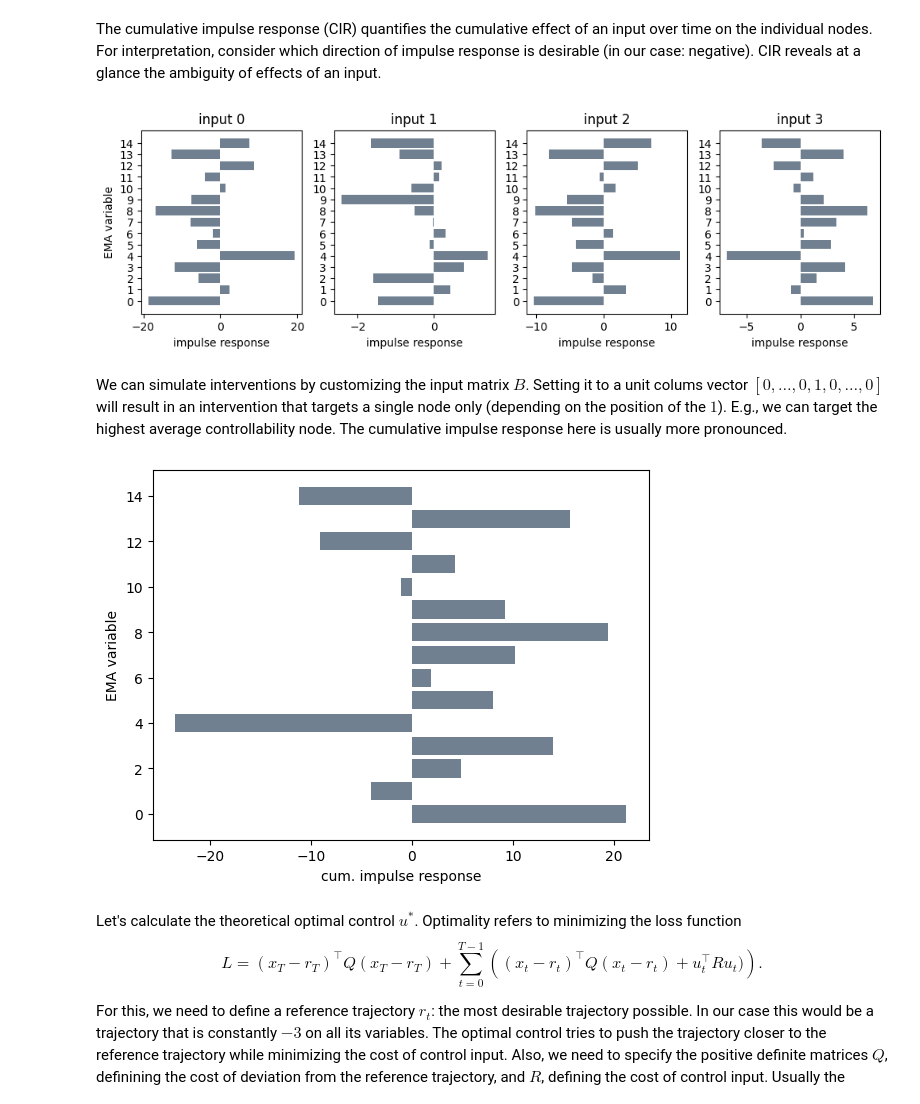
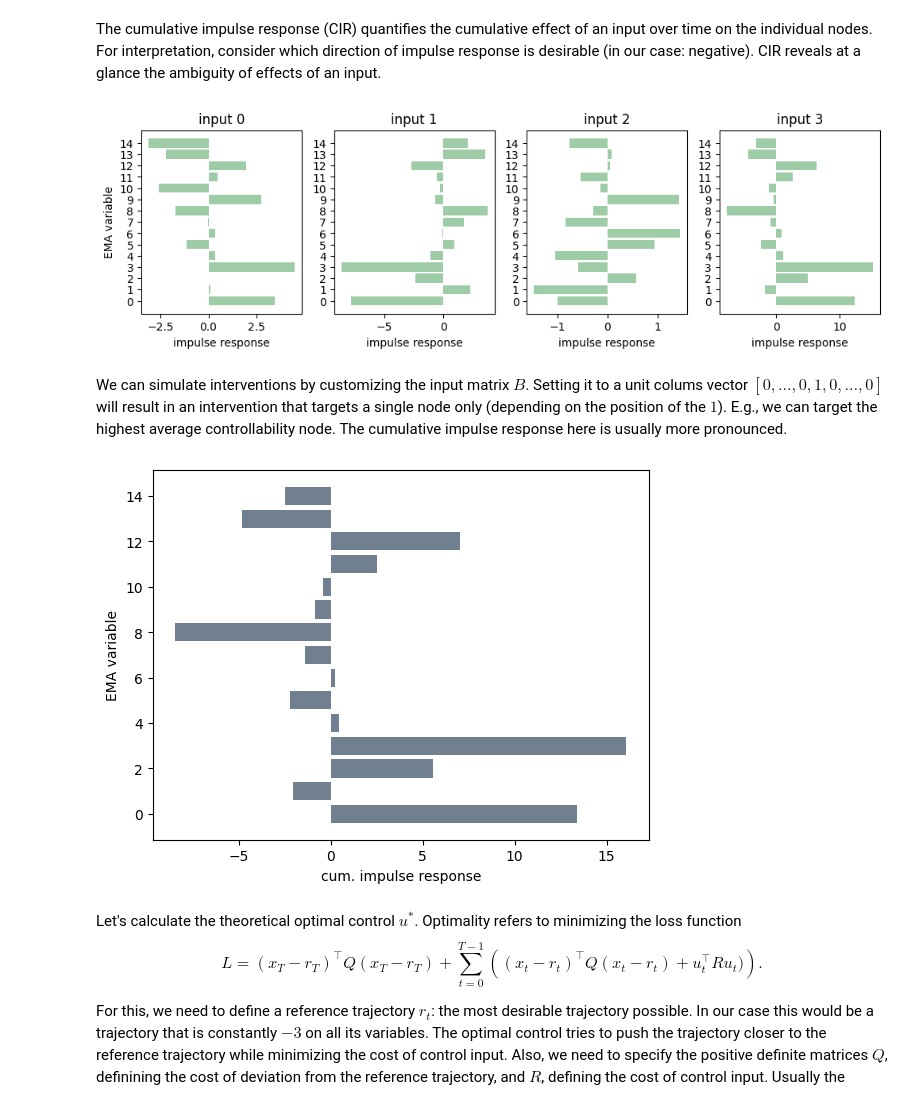
Before and after one commit to antonH22/control_theory_for_emi, a Jupyter notebook: tutorial.ipynb, the cells around one changed output. Drawn from its saved outputs; the diff is of its cells as text; code cells hidden in the pictures.

```diff
--- a/tutorial.ipynb
+++ b/tutorial.ipynb
@@ -1,12 +1,13 @@
 # %% [markdown]
 First, we load our data, the EMA trajectory $X = x_1,\dotsc,x_T$ and the inputs $U = u_1,\dotsc,u_T$. In this tutorial, we generate some data from a random VAR(1) model. Feel free to replace it with your own data if you like (make sure it has the correct shape). The EMA data point $x_t$ is a vector with $15$ elements, representing $15$ variables. The input $u_t$ is a unit vector with $4$ elements, each representing one of $4$ possible inputs.
 # %%
-from ctrl.discrete_optimal_control import LQR
+from ctrl import discrete_optimal_control as doc
 from ctrl import utils
 import numpy as np
 import matplotlib.pyplot as plt
 
-X, U = utils.generate_random_trajectory(T=100, seed=1)
+dataset = utils.generate_random_dataset(1, 100)
+X, U = dataset[0]['X'], dataset[0]['Inp']
 # Shape of the EMA data: (time x EMA variables)
 # Shape of the inputs: (time x input)
 # %% [markdown]
@@ -41,9 +43,9 @@ axes[1].set_ylabel('inputs');
 Check whether the estimated system is controllable via the presented inputs individually, and with all inputs combined.
 # %%
 for k in range(n_inputs):
-    ctrlb = LQR.controllable(A, B[:,k])             # For a single output, take the respective column in B.
+    ctrlb = doc.controllable(A, B[:,k])             # For a single output, take the respective column in B.
     print(f'Controllable via input {k}? {ctrlb}')
-ctrlb = LQR.controllable(A, B)                      # For all outputs, use the complete B matrix.
+ctrlb = doc.controllable(A, B)                      # For all outputs, use the complete B matrix.
 print(f'Controllable via all inputs combined? {ctrlb}')
 # %% [output]
 Controllable via input 0? False
@@ -74,24 +67,22 @@ The cumulative impulse response (CIR) quantifies the cumulative effect of an inp
 # %%
 fig, axes = plt.subplots(1, n_inputs, figsize=(12,3))
 for k in range(n_inputs):
-    cir = LQR.impulse_response(A, B[:,k], T=100)          # T is the number of timesteps over which the impulse response will be accumulated. Choice depends on theoretical question.
-    axes[k].barh(range(n_variables), cir, color='slategrey')
-    axes[k].set_xlabel('impulse response')
-    axes[k].set_yticks(range(n_variables))
-    axes[k].set_title(f'input {k}')
+    cir = doc.cumulative_impulse_response(A, B[:,k], T=100)          # T is the number of timesteps over which the impulse response will be accumulated. Choice depends on theoretical question.
+    axes[k].barh(range(n_variables), cir, color='#9ecca6')
+    axes[k].set(xlabel='impulse response', yticks=range(n_variables), title=f'input {k}')
 axes[0].set_ylabel('EMA variable');
 # %% [output]
-[figure, old version]
+[figure, new version]
 # %% [markdown]
 We can simulate interventions by customizing the input matrix $B$. Setting it to a unit colums vector $[0,\dotsc,0,1,0,\dotsc,0]$ will result in an intervention that targets a single node only (depending on the position of the $1$). E.g., we can target the highest average controllability node. The cumulative impulse response here is usually more pronounced.
 # %%
 max_ac_node = np.argmax(ac)         # Highest average controllability node
-cir = LQR.impulse_response(A, np.eye(n_variables)[max_ac_node], 100)        # Set B to a unit vector
+cir = doc.cumulative_impulse_response(A, np.eye(n_variables)[max_ac_node], 100)        # Set B to a unit vector
 plt.barh(range(n_variables), cir, color='slategrey')
 plt.xlabel('cum. impulse response')
 plt.ylabel('EMA variable');
 # %% [output]
-[figure, old version]
+[figure, new version]
 # %% [markdown]
 Let's calculate the theoretical optimal control $u^*$. Optimality refers to minimizing the loss function
 $$L = (x_T - r_T)^\top Q (x_T - r_T)
```
Also changed, not shown: parts of 15 cells of this notebook, 10 other files.
